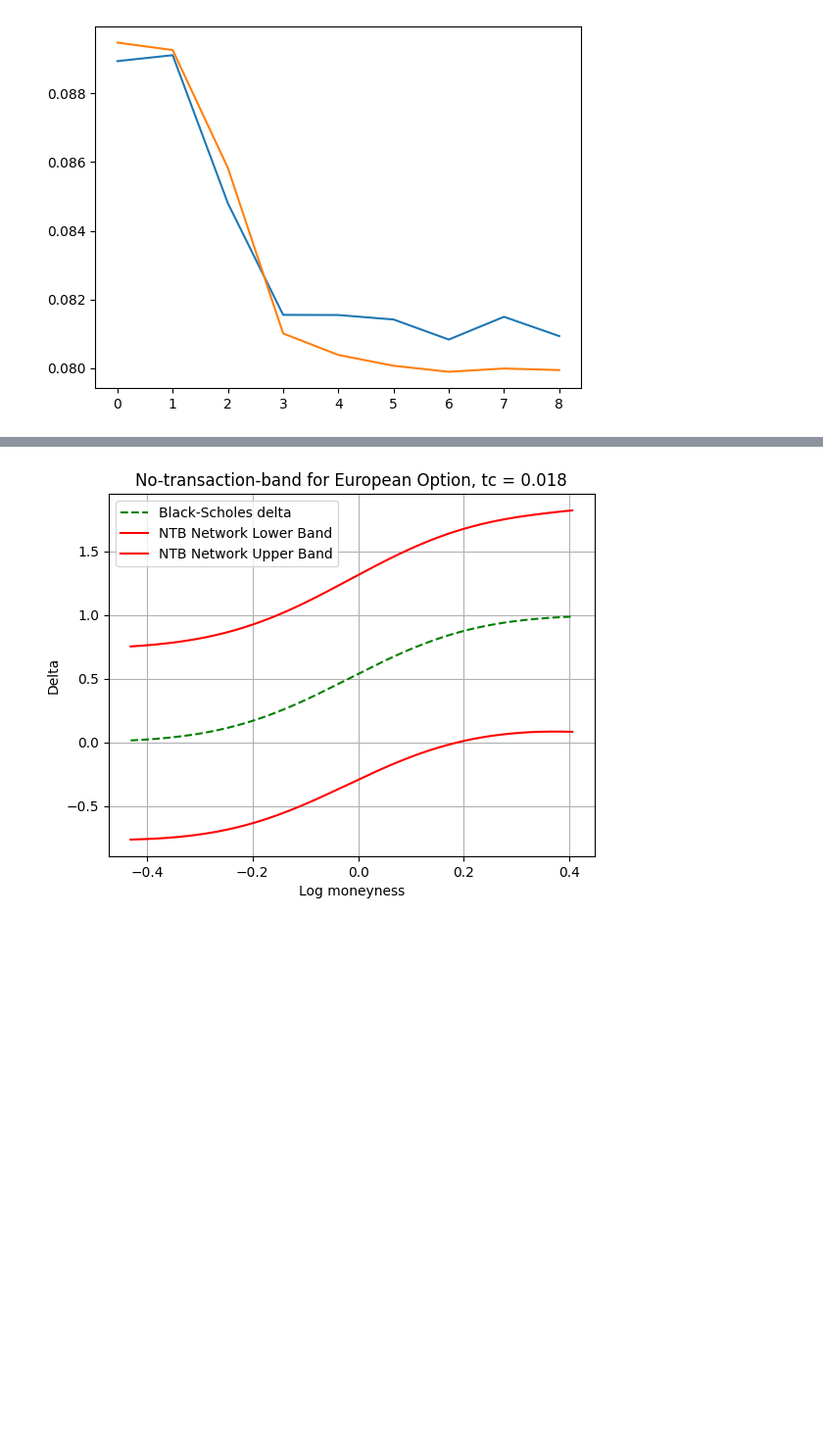
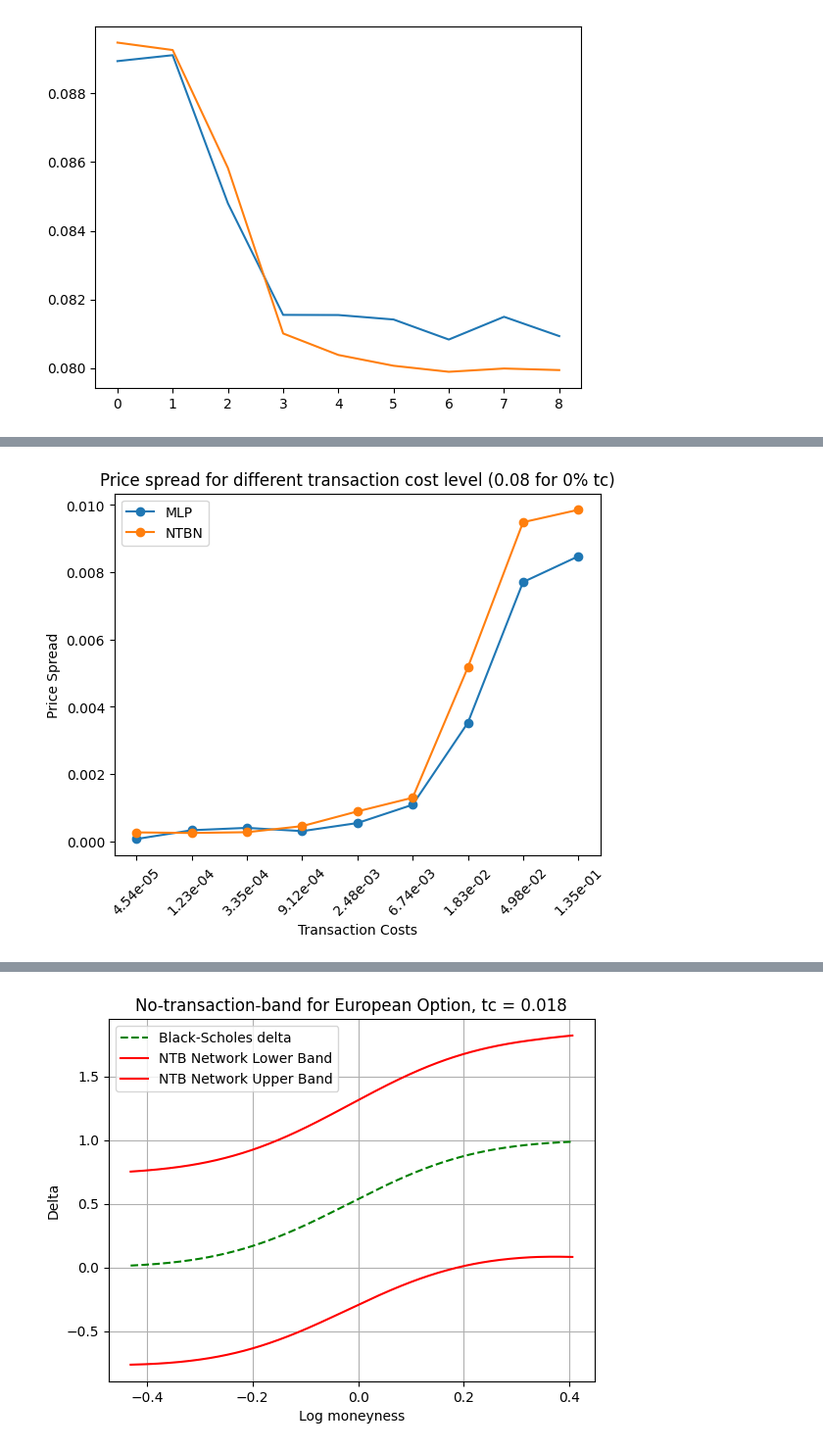
Before and after one commit to JulesArzel/Deep_Hedging_v2, a Jupyter notebook: Deep Reinforcement Learning Approach/Main_Deep_RL_pfhedge.ipynb, the cells around one changed output, grey strips where cells are left out. Shown at 98% size. Cells and saved outputs as stored; diff of their text form; code cells hidden in the pictures; blank space fills up the shorter version.

```diff
--- a/Deep Reinforcement Learning Approach/Main_Deep_RL_pfhedge.ipynb
+++ b/Deep Reinforcement Learning Approach/Main_Deep_RL_pfhedge.ipynb
@@ -249,3 +248,16 @@ plt.show()
+# %%
+price_spread_MLP = np.array(price_MLP) - price_MLP_0
+price_spread_NTBN = np.array(price_NTBN) - price_NTBN_0
+plt.plot(x_pos,price_spread_MLP[::-1], 'o-', label='MLP')
+plt.plot(x_pos,price_spread_NTBN[::-1], 'o-', label='NTBN')
+plt.xticks(x_pos, [f"{val:.2e}" for val in trans_costs], rotation=45)
+plt.ylabel('Price Spread')
+plt.xlabel('Transaction Costs')
+plt.title('Price spread for different transaction cost level (0.08 for 0% tc)')
+plt.legend()
+plt.show()
+# %% [output]
+[figure, added]
 # %%
 utility_MLP = {}
 utility_NTBN = {}
```
Also changed, not shown: parts of 7 cells of this notebook.
